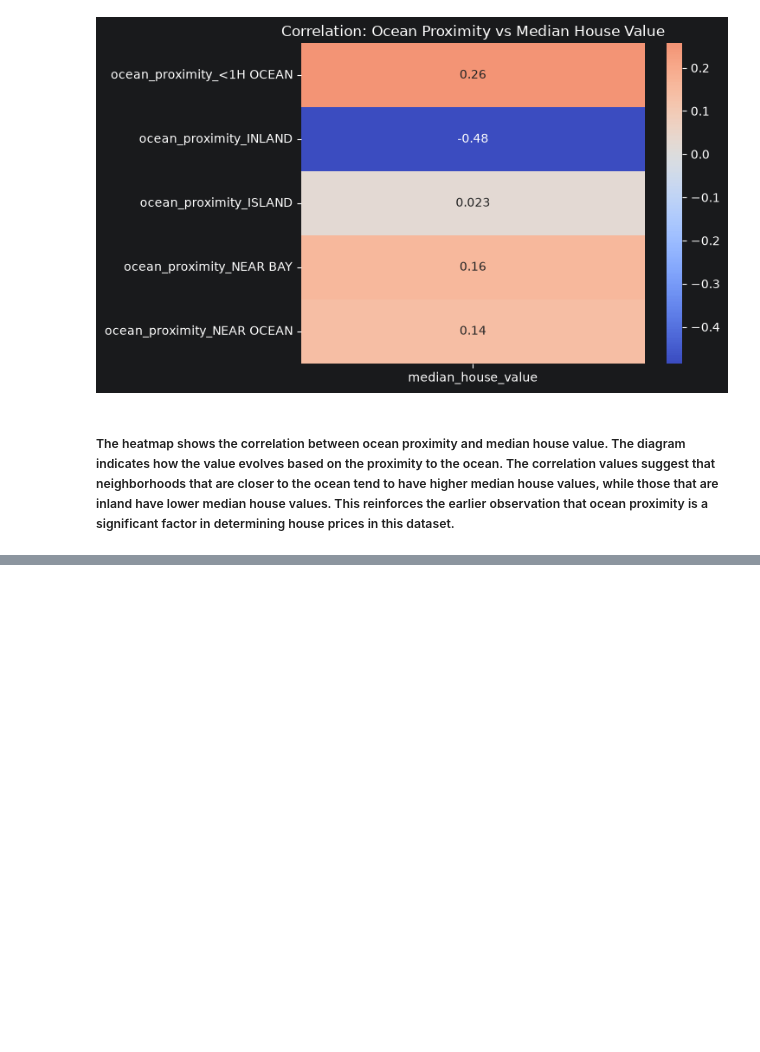
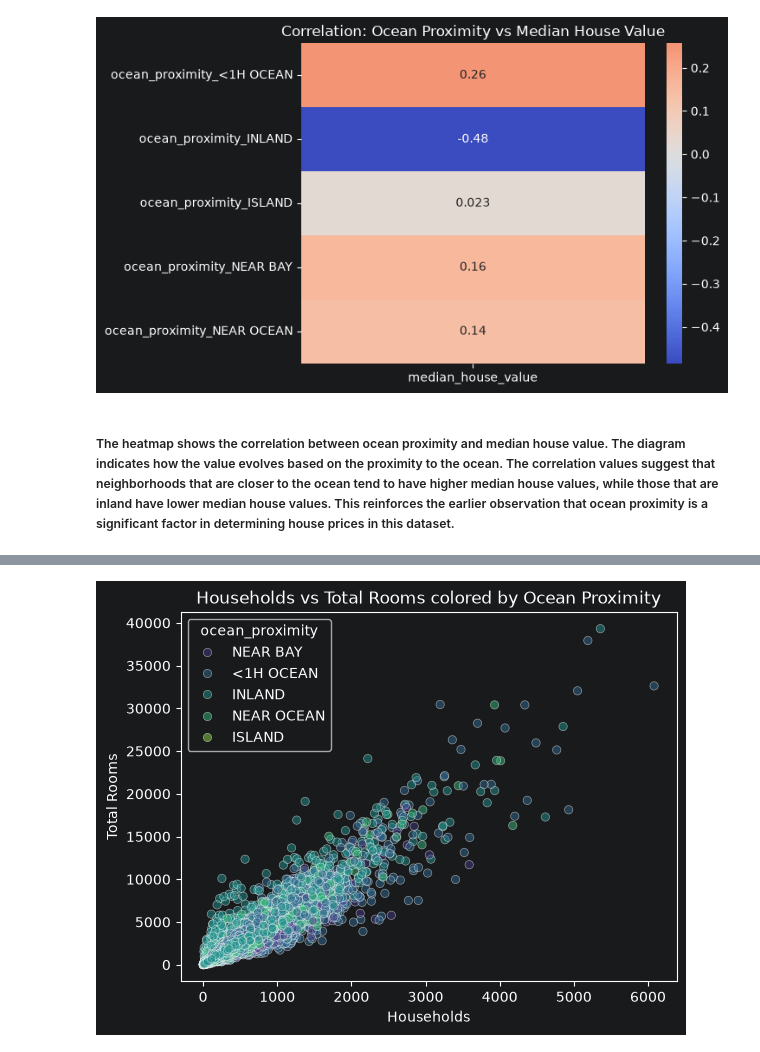
Before and after one commit to kovexison/Practica-AI, a Jupyter notebook: 01-ML-Regression/house_pricing.ipynb, the cells around one changed output, grey strips where cells are left out. Saved outputs shown, nothing was run; the diff lists cells and outputs as text; code cells hidden in the pictures; blank space fills up the shorter version.

```diff
--- a/01-ML-Regression/house_pricing.ipynb
+++ b/01-ML-Regression/house_pricing.ipynb
@@ -229,0 +242,10 @@ plt.show()
+# %%
+import seaborn as sns
+import matplotlib.pyplot as plt
+sns.scatterplot(x='households', y='total_rooms', data=df_cleaned, alpha=0.5, hue='ocean_proximity', palette='viridis', legend='full')
+plt.title('Households vs Total Rooms colored by Ocean Proximity')
+plt.xlabel('Households')
+plt.ylabel('Total Rooms')
+plt.show()
+# %% [output]
+[figure, added]
```
Also changed, not shown: parts of 12 cells of this notebook.
